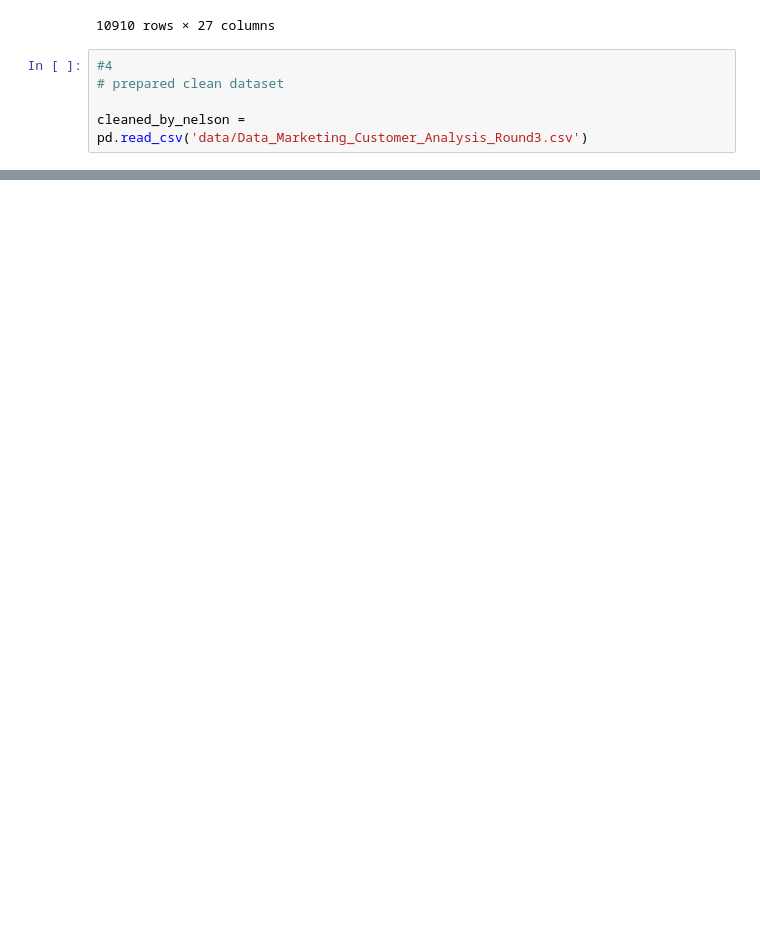
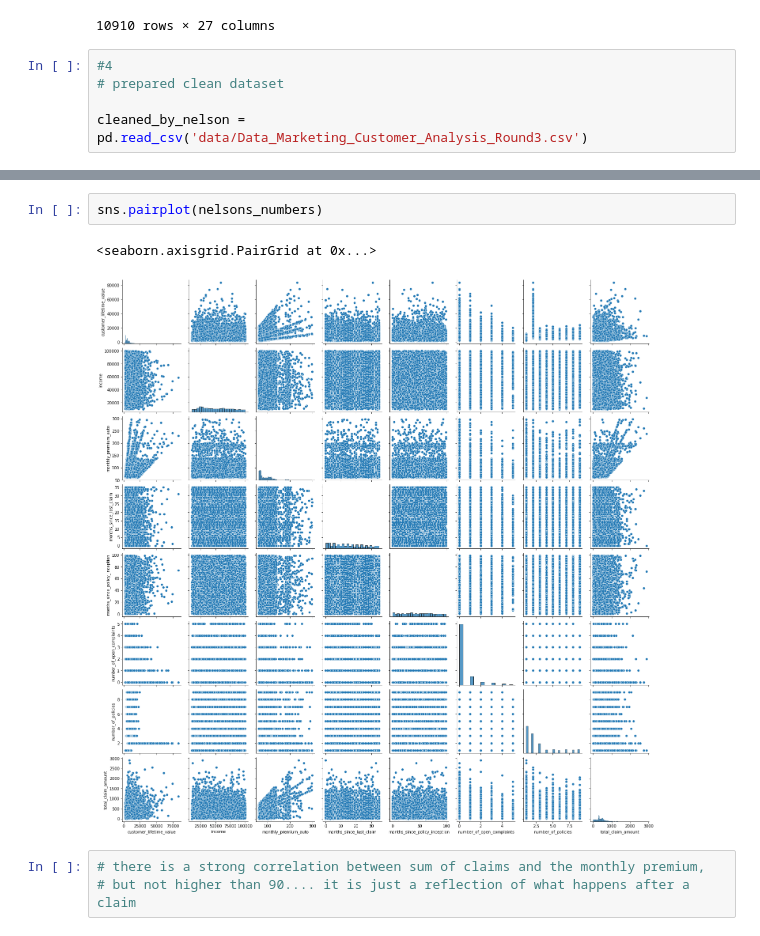
Before and after one commit to esSarah/IronRoth, a Jupyter notebook: Case Study/Customer_Analysis_Case_Study/GrandTheftAuto.ipynb, the cells around one changed output, grey strips where cells are left out. Drawn from its saved outputs; the diff is of its cells as text; blank space fills up the shorter version.

```diff
--- a/Case Study/Customer_Analysis_Case_Study/GrandTheftAuto.ipynb
+++ b/Case Study/Customer_Analysis_Case_Study/GrandTheftAuto.ipynb
@@ -811,0 +846,8 @@ TypeError: 'Index' object is not callable
+# %%
+sns.pairplot(nelsons_numbers)
+# %% [output]
+<seaborn.axisgrid.PairGrid at 0x...>
+[figure, added]
+# %%
+# there is a strong correlation between sum of claims and the monthly premium,
+# but not higher than 90.... it is just a reflection of what happens after a claim
```
Also changed, not shown: parts of 34 cells of this notebook.
